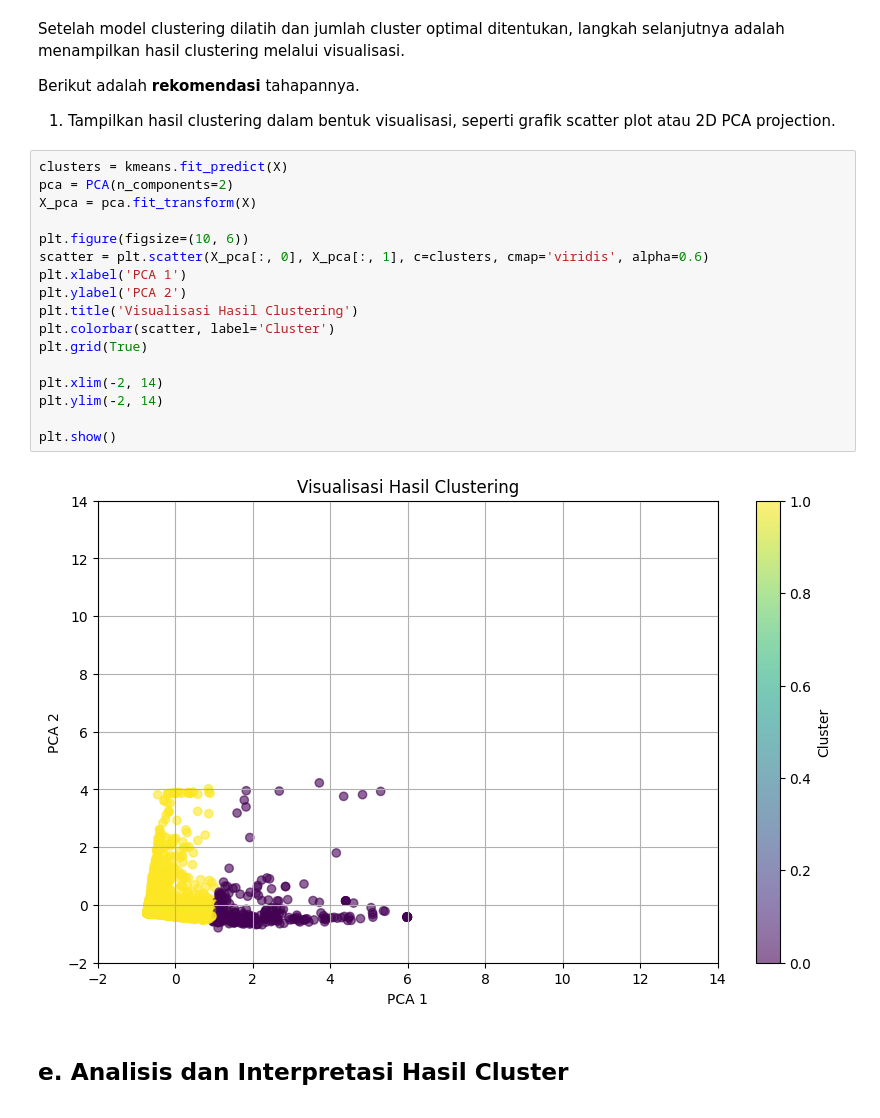
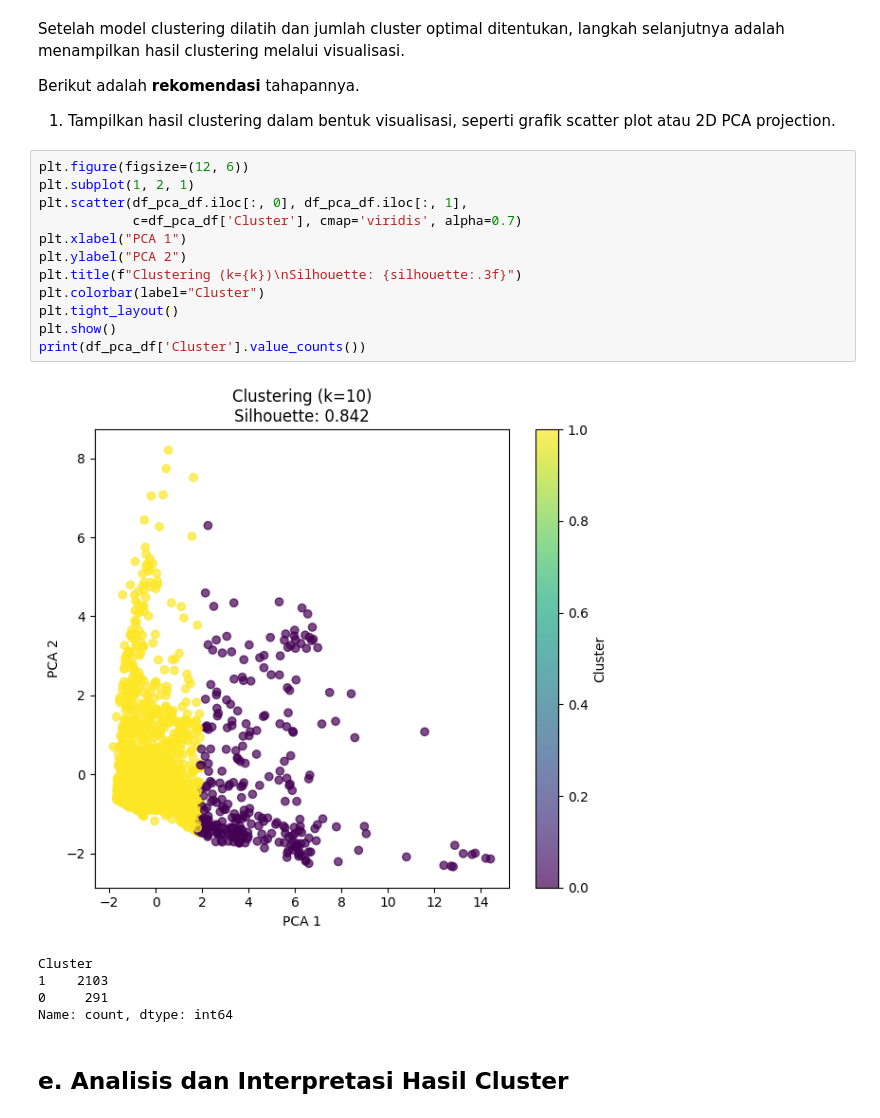
Before and after one commit to an4rchy0/ML-DS, a Jupyter notebook: submission/[Clustering]_Submission_Akhir_BMLP_NETANEL_DANUR_WENDRA.ipynb, the cells around one changed output. Saved outputs shown, nothing was run; the diff lists cells and outputs as text.

```diff
--- a/submission/[Clustering]_Submission_Akhir_BMLP_NETANEL_DANUR_WENDRA.ipynb
+++ b/submission/[Clustering]_Submission_Akhir_BMLP_NETANEL_DANUR_WENDRA.ipynb
@@ -378,24 +297,23 @@ Setelah model clustering dilatih dan jumlah cluster optimal ditentukan, langkah
 Berikut adalah **rekomendasi** tahapannya.
 1. Tampilkan hasil clustering dalam bentuk visualisasi, seperti grafik scatter plot atau 2D PCA projection.
 # %%
-clusters = kmeans.fit_predict(X)
-pca = PCA(n_components=2)
-X_pca = pca.fit_transform(X)
-
-plt.figure(figsize=(10, 6))
-scatter = plt.scatter(X_pca[:, 0], X_pca[:, 1], c=clusters, cmap='viridis', alpha=0.6)
-plt.xlabel('PCA 1')
-plt.ylabel('PCA 2')
-plt.title('Visualisasi Hasil Clustering')
-plt.colorbar(scatter, label='Cluster')
-plt.grid(True)
-
-plt.xlim(-2, 14)
-plt.ylim(-2, 14)
-
+plt.figure(figsize=(12, 6))
+plt.subplot(1, 2, 1)
+plt.scatter(df_pca_df.iloc[:, 0], df_pca_df.iloc[:, 1],
+            c=df_pca_df['Cluster'], cmap='viridis', alpha=0.7)
+plt.xlabel("PCA 1")
+plt.ylabel("PCA 2")
+plt.title(f"Clustering (k={k})\nSilhouette: {silhouette:.3f}")
+plt.colorbar(label="Cluster")
+plt.tight_layout()
 plt.show()
+print(df_pca_df['Cluster'].value_counts())
 # %% [output]
-[figure, old version]
+[figure, new version]
+Cluster
+1    2103
+0     291
+Name: count, dtype: int64
 # %% [markdown]
 ## **e. Analisis dan Interpretasi Hasil Cluster**
 # %% [markdown]
```
Also changed, not shown: parts of 18 cells of this notebook, 33 other files.
